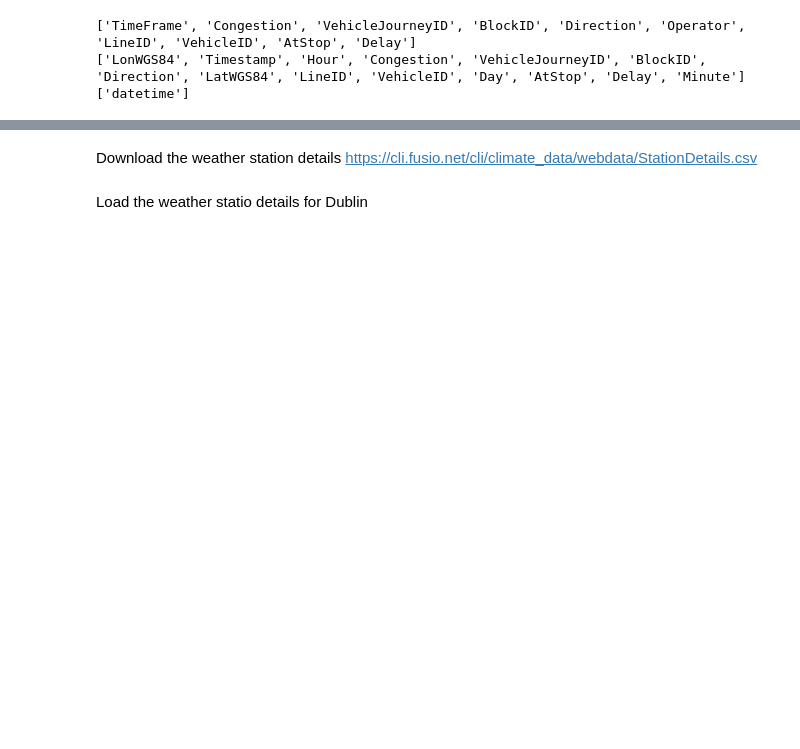
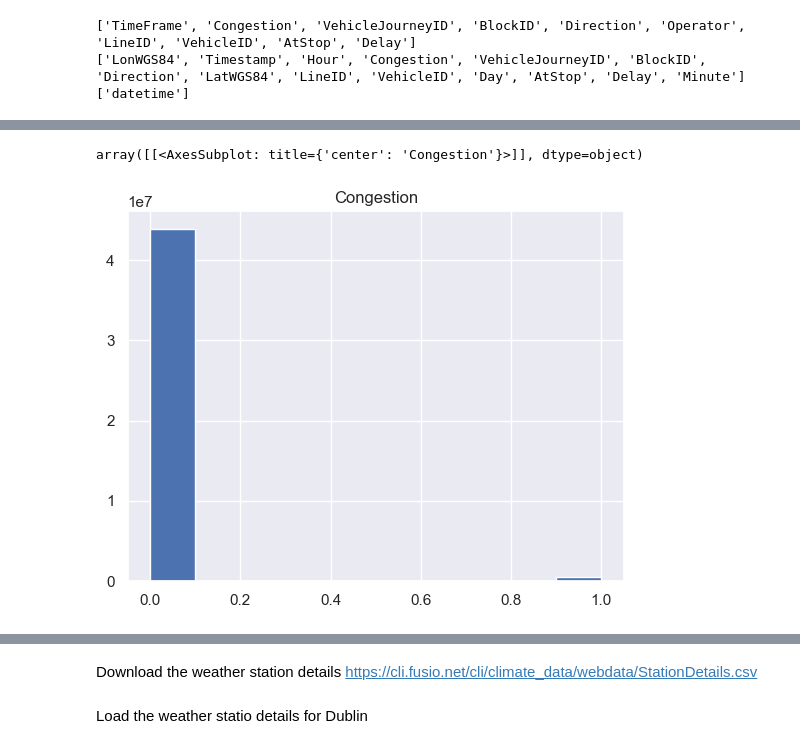
Before and after one commit to sba22230/DublinBusWeatherProject, a Jupyter notebook: CA 1 - Project Code.ipynb, the cells around one changed output, grey strips where cells are left out. Saved outputs shown, nothing was run; the diff lists cells and outputs as text; code cells hidden in the pictures; blank space fills up the shorter version.

```diff
--- a/CA 1 - Project Code.ipynb
+++ b/CA 1 - Project Code.ipynb
@@ -270,0 +319,5 @@ AtStop                  0       2    int64
+# %%
+df.hist('Congestion')
+# %% [output]
+array([[<AxesSubplot: title={'center': 'Congestion'}>]], dtype=object)
+[figure, added]
```
Also changed, not shown: parts of 17 cells of this notebook.
